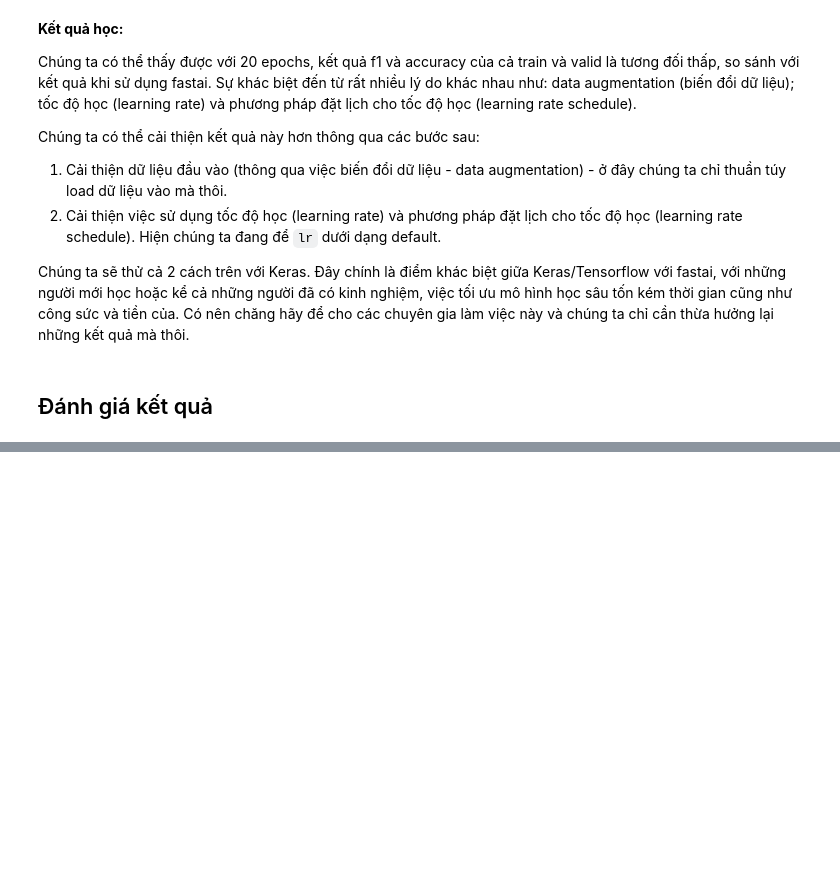
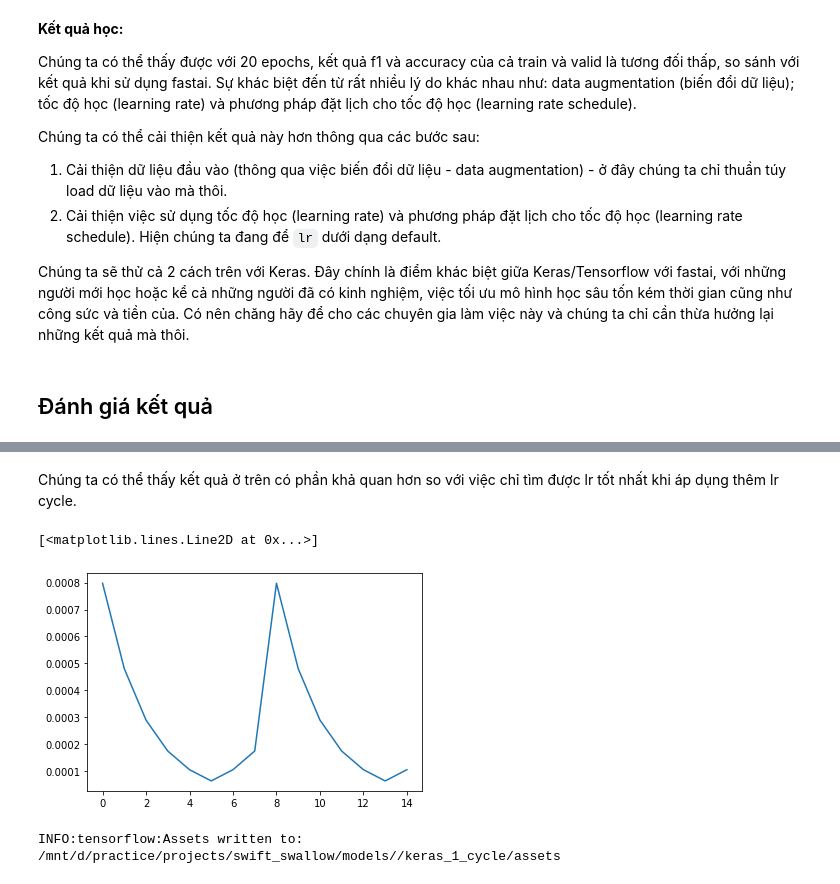
Before and after one commit to ddpham/swift_swallow_classification, a Jupyter notebook: nbs/keras_framework.ipynb, the cells around one changed output, grey strips where cells are left out. Cells and saved outputs as stored; diff of their text form; code cells hidden in the pictures; blank space fills up the shorter version.

```diff
--- a/nbs/keras_framework.ipynb
+++ b/nbs/keras_framework.ipynb
@@ -453,0 +736,8 @@ Chúng ta mong muốn có thể xem được các bức ảnh mà mô hình đã
+# %%
+bk.clear_session()
+model = create_model(224, 1)
+max_lr = 6.309574e-05
+optimizer = keras.optimizers.Adam(learning_rate=max_lr)
+model.compile(optimizer=optimizer, loss="binary_crossentropy", metrics=['accuracy', f1])
+epochs = 40
+model.fit(train_ds, epochs=epochs, validation_data=valid_ds)
@@ -453,0 +769,21 @@ Chúng ta mong muốn có thể xem được các bức ảnh mà mô hình đã
+# %%
+def lr_cycle(epoch, max_lr):
+    stepsize = 4
+    epsilon = math.log(10, stepsize)
+    remainder = epoch % (stepsize * 2)
+    if (stepsize + 1) <= remainder: new_lr = max_lr * (epsilon ** (remainder - stepsize - 1))
+    else: new_lr = max_lr / (epsilon ** (remainder - stepsize - 1))
+    return new_lr
+# %%
+# Tìm lr phù hợp:
+# Tạo model vs lr_scheduler;
+bk.clear_session()
+model = create_model(224, 1)
+max_lr=6.309574e-05
+lr_scheduler = keras.callbacks.LearningRateScheduler(lambda epoch: lr_cycle(epoch, max_lr))
+optimizer = keras.optimizers.Adam(learning_rate=max_lr/10)
+model.compile(optimizer=optimizer, loss="binary_crossentropy", metrics=['accuracy', f1])
+
+# Đào tạo:
+epochs = 15
+model.fit(train_ds, epochs=epochs, validation_data=valid_ds, callbacks=[lr_scheduler])
@@ -453,0 +809,12 @@ Chúng ta mong muốn có thể xem được các bức ảnh mà mô hình đã
+# %% [markdown]
+Chúng ta có thể thấy kết quả ở trên có phần  khả quan hơn so với việc chỉ tìm được lr tốt nhất khi áp dụng thêm lr cycle.
+# %%
+# Vẽ đồ thị lr:
+plt.plot(model.history.history['lr'])
+# %% [output]
+[<matplotlib.lines.Line2D at 0x...>]
+[figure, added]
+# %%
+model.save(f'{save_path}/keras_1_cycle')
+# %% [output]
+INFO:tensorflow:Assets written to: /mnt/d/practice/projects/swift_swallow/models//keras_1_cycle/assets
```
Also changed, not shown: parts of 40 cells of this notebook.
